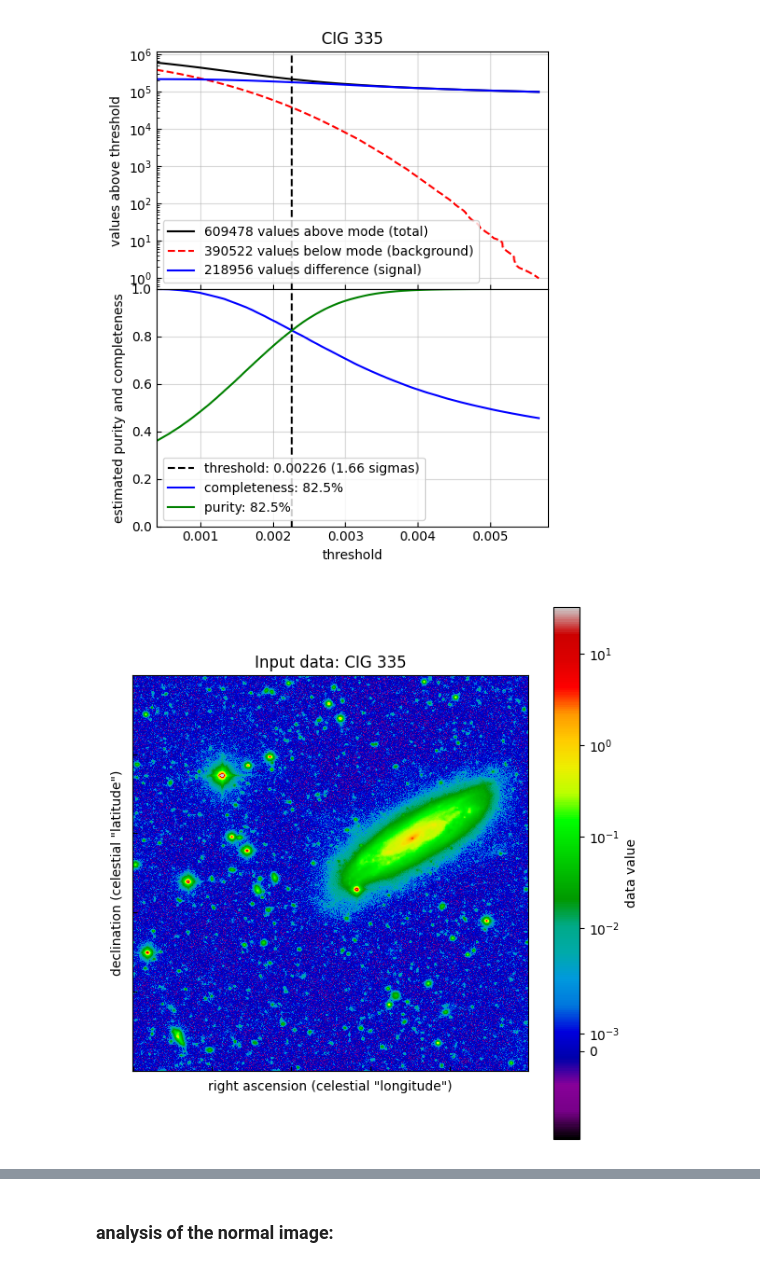
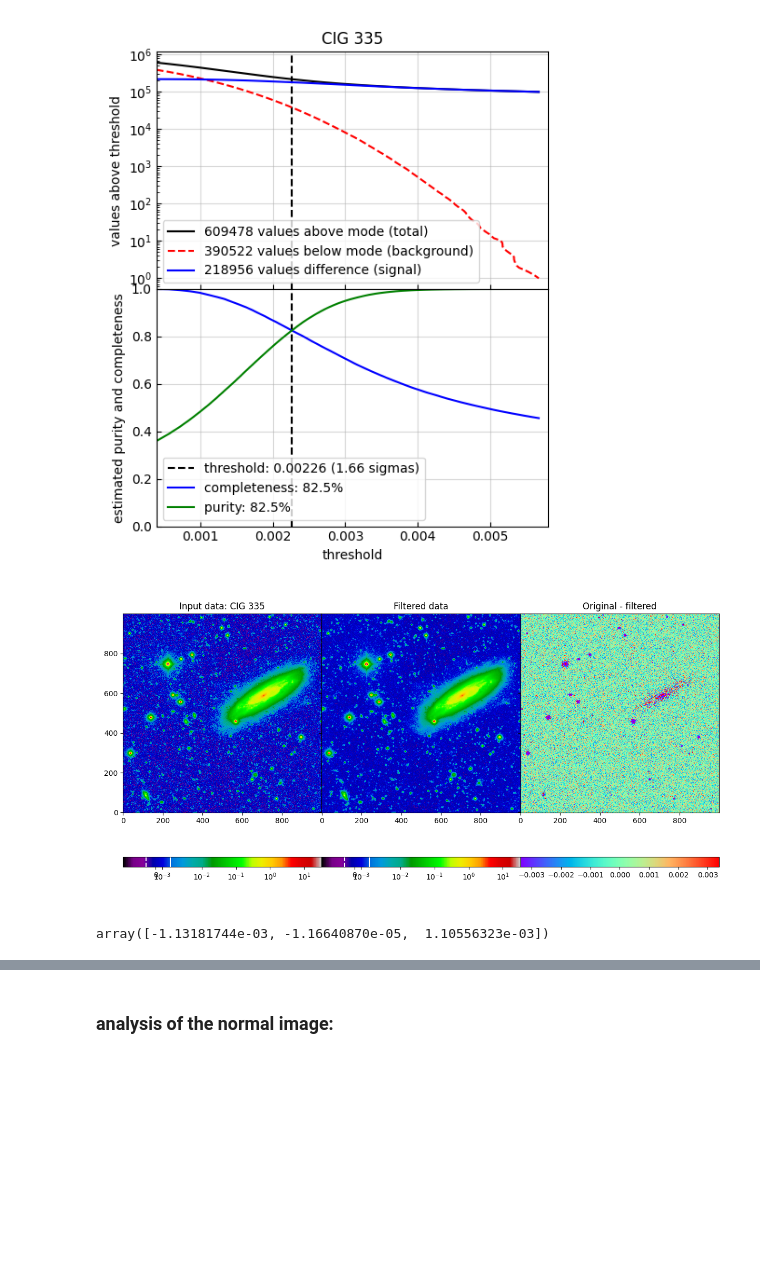
Before and after one commit to paranoya/image-processing, a Jupyter notebook: HOT.ipynb, the cells around one changed output, grey strips where cells are left out. Saved outputs shown, nothing was run; the diff lists cells and outputs as text; code cells hidden in the pictures; blank space fills up the shorter version.

```diff
--- a/HOT.ipynb
+++ b/HOT.ipynb
@@ -159,3 +159,7 @@ time elapsed: 0.0111 s
+# %%
+if dataset == 20:
+    object_name = '2D Gaussian noise'
+    data = SortedData(np.random.normal(size=(1000, 1000)))
 # %% [markdown]
 3D datacubes:
 # %%
@@ -171,0 +176,12 @@ if dataset == 4:
+# %%
+strides = np.array(data.original.strides)//data.original.itemsize
+filtered_data = np.zeros(data.flat.size)
+
+for stride in strides:
+    filtered_data[:-stride] += data.flat[stride:]
+    filtered_data[stride:] += data.flat[:-stride]
+
+filtered_data /= 2*strides.size
+filtered_argsort = np.argsort(filtered_data.ravel())
+filtered_data.shape = data.original.shape
+filtered_std = np.std(data.original - filtered_data)
@@ -284,32 +306,49 @@ colour_scale = colors.SymLogNorm(vmin=data.sorted[0],
 # %%
 if plots and data_dimensionality == 2:
     plt.close('data')
-    fig = plt.figure('data', figsize=(6, 6))
-    ax = fig.subplots()
-    ax.tick_params(which='both', direction='in')
+    fig = plt.figure('data', figsize=(12, 6))
+    ax = fig.subplots(nrows=1, ncols=3, squeeze=False,
+                      sharex=True, sharey=True,
+                      gridspec_kw={'hspace': 0, 'wspace': 0}
+                     )
+
+    #ax.tick_params(which='both', direction='in')
     fig.set_tight_layout(True)
 
-    im = ax.imshow(data.original,
+    ax[0, 0].set_title('Input data: CIG 335')
+    im = ax[0, 0].imshow(data.original,
                    interpolation='nearest', origin='lower',
                    cmap='nipy_spectral', norm=colour_scale,
                   )
-    ax.set_title('Input data: CIG 335')
-    ax.set_ylabel('declination (celestial "latitude")')
-    ax.set_xlabel('right ascension (celestial "longitude")')
-    ax.xaxis.set_ticklabels([])
-    ax.yaxis.set_ticklabels([])
-    #ax.contour(data.original, levels=[reliable_x], colors=['w'])
-    #ax.contour(data.original, levels=[2*data.mode-data.sorted[0]], colors=['w'])
-    #ax.contour(data.original, levels=[data.threshold], colors=['k'])
-    #ax.contour(data.original, levels=[2*data.mode-data.threshold], colors=['k'])
-    cb = fig.colorbar(im, ax=ax)
-    #cb.ax.axhline(2*data.mode-data.sorted[0], c='w')
-    #cb.ax.axhline(data.threshold, c='k')
-    #cb.ax.axhline(2*data.mode-data.threshold, c='k', ls='--')
-    cb.ax.set_ylabel('data value')
+    #ax[0, 0].contour(data.original, levels=[data.threshold], colors=['w'])
+    cb = fig.colorbar(im, ax=ax[0, 0], orientation='horizontal')
+    cb.ax.axvline(data.threshold, c='w')
+    cb.ax.axvline(2*data.mode-data.threshold, c='w', ls='--')
+
+    ax[0, 1].set_title('Filtered data')
+    im = ax[0, 1].imshow(filtered_data,
+                   interpolation='nearest', origin='lower',
+                   cmap='nipy_spectral', norm=colour_scale,
+                  )
+    cb = fig.colorbar(im, ax=ax[0, 1], orientation='horizontal')
+    cb.ax.axvline(data.threshold, c='w')
+    cb.ax.axvline(2*data.mode-data.threshold, c='w', ls='--')
+
+    ax[0, 2].set_title('Original - filtered')
+    im = ax[0, 2].imshow(data.original - filtered_data,
+                   interpolation='nearest', origin='lower',
+                   #cmap='nipy_spectral', norm=colour_scale,
+                   cmap='rainbow', vmin=-3*data.bg_std, vmax=3*data.bg_std,
+                  )
+    cb = fig.colorbar(im, ax=ax[0, 2], orientation='horizontal')
+
     plt.show()
 # %% [output]
-[figure, old version]
+[figure, new version]
+# %%
+np.percentile(data.original - filtered_data, [16, 50, 84])
+# %% [output]
+array([-1.13181744e-03, -1.16640870e-05,  1.10556323e-03])
 # %%
 if plots and data_dimensionality == 3:
     plt.close('data')
```
Also changed, not shown: parts of 37 cells of this notebook.
